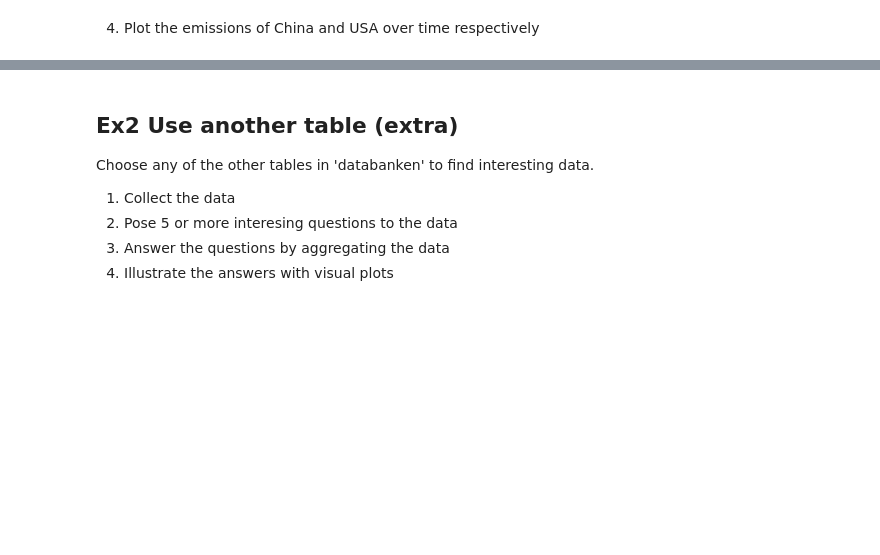
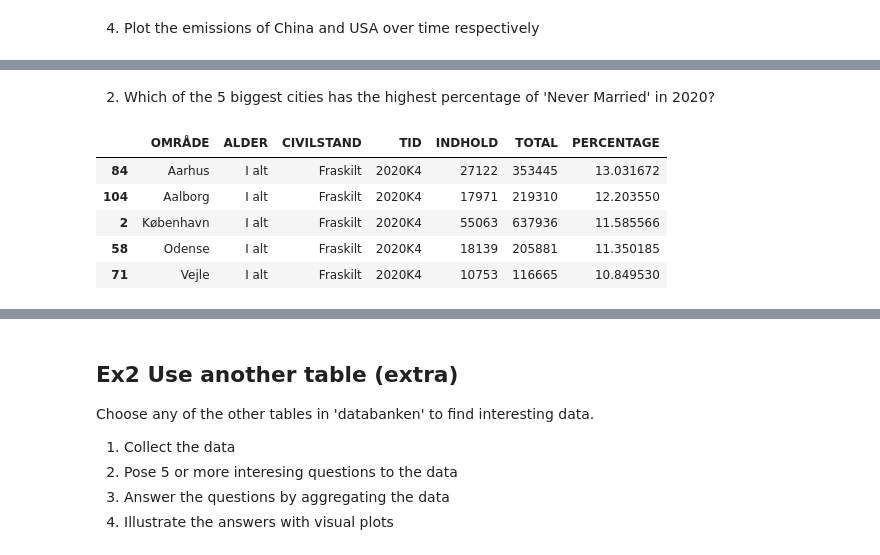
Before and after one commit to uiop860/python_valgfag, a Jupyter notebook: week05/05_excercises.ipynb, the cells around one changed output, grey strips where cells are left out. Saved outputs shown, nothing was run; the diff lists cells and outputs as text; code cells hidden in the pictures; blank space fills up the shorter version.

```diff
--- a/week05/05_excercises.ipynb
+++ b/week05/05_excercises.ipynb
@@ -123,0 +141,17 @@ data[data['Country Code'].isin(codes)].sort_values('2014', ascending=False)[['Co
+# %% [markdown]
+2. Which of the 5 biggest cities has the highest percentage of 'Never Married' in 2020?
+# %%
+byer_danmark = pd.read_csv('alle_byer_i_danmark.csv', encoding="latin1", sep=';',header=0)
+fraskilt_pr_by = pd.read_csv('fraskilt_pr_by.csv', encoding='latin1', sep=';', header=0)
+
+fraskilt_pr_by['TOTAL'] = byer_danmark['INDHOLD']
+fraskilt_pr_by['PERCENTAGE'] = fraskilt_pr_by[['INDHOLD','TOTAL']].apply(lambda row: row['TOTAL']/row['INDHOLD'], axis=1)
+# ~ tegn betyder 'not'
+fraskilt_pr_by[~fraskilt_pr_by['OMRÅDE'].str.contains('Region|Hele')].sort_values('TOTAL', ascending=False,).iloc[:5,:].sort_values('PERCENTAGE', ascending=False)
+# %% [output]
+|  | OMRÅDE | ALDER | CIVILSTAND | TID | INDHOLD | TOTAL | PERCENTAGE |
+| 84 | Aarhus | I alt | Fraskilt | 2020K4 | 27122 | 353445 | 13.031672 |
+| 104 | Aalborg | I alt | Fraskilt | 2020K4 | 17971 | 219310 | 12.203550 |
+| 2 | København | I alt | Fraskilt | 2020K4 | 55063 | 637936 | 11.585566 |
+| 58 | Odense | I alt | Fraskilt | 2020K4 | 18139 | 205881 | 11.350185 |
+| 71 | Vejle | I alt | Fraskilt | 2020K4 | 10753 | 116665 | 10.849530 |
```
Also changed, not shown: parts of 6 cells of this notebook, 6 other files.
